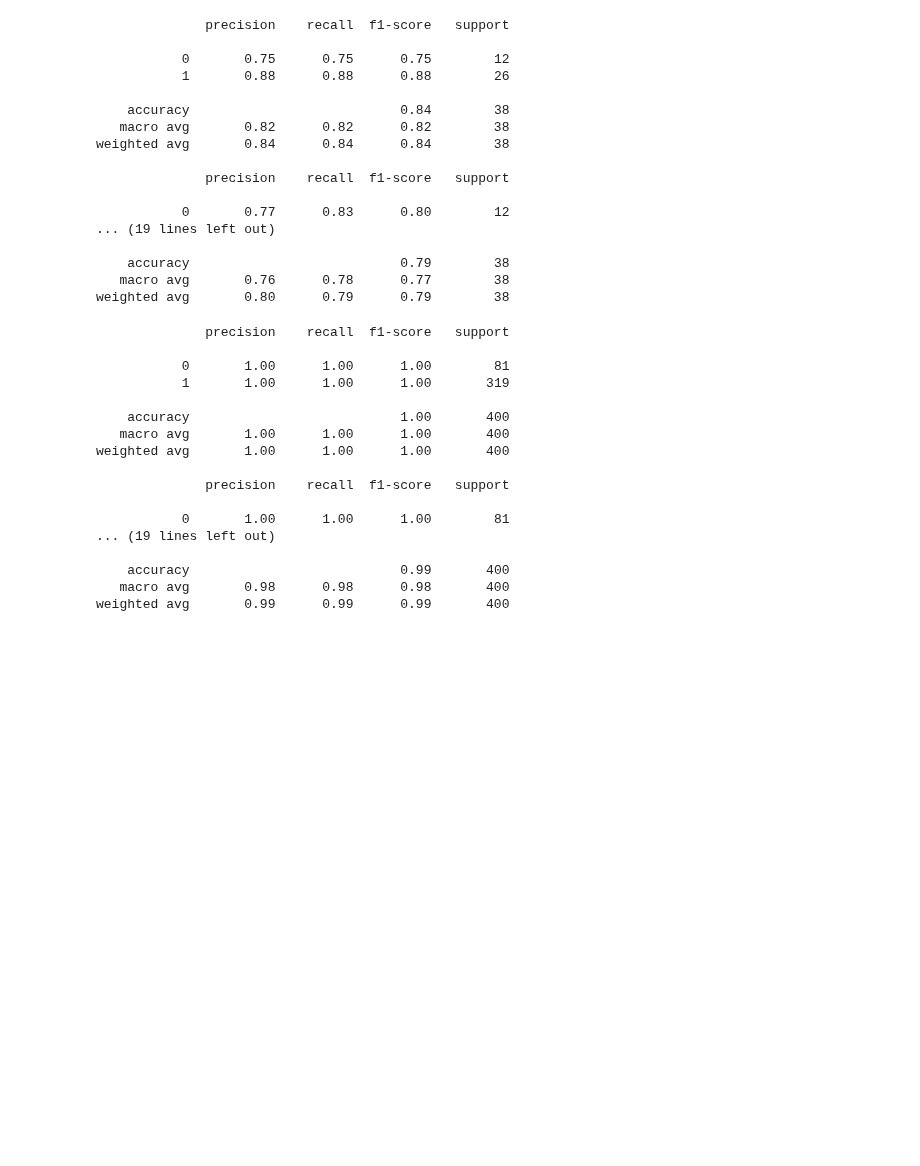
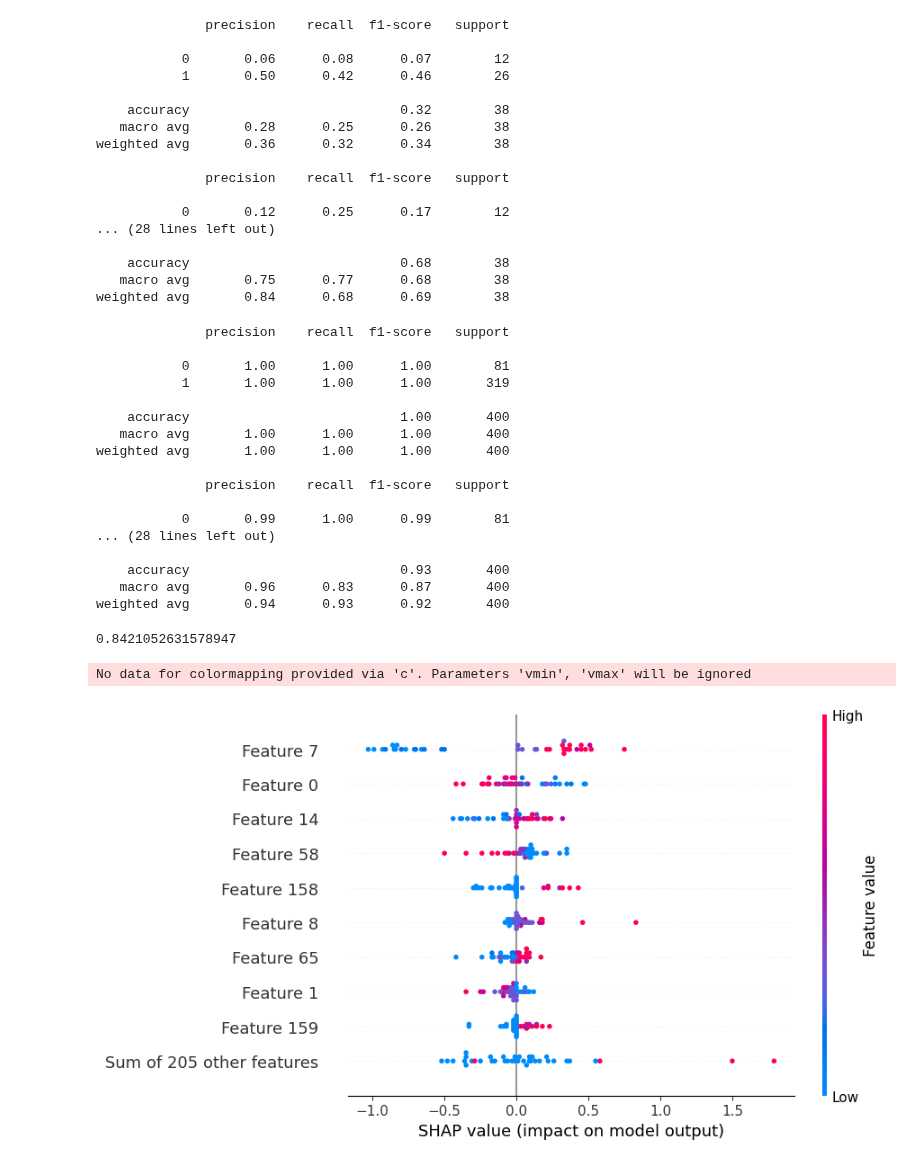
Before and after one commit to congrendai/MSc_Individual_Project, a Jupyter notebook: model_selection.ipynb, the cells around one changed output. Drawn from its saved outputs; the diff is of its cells as text; code cells hidden in the pictures; blank space fills up the shorter version.

```diff
--- a/model_selection.ipynb
+++ b/model_selection.ipynb
@@ -13,41 +11,45 @@ GL = Graphlet()
 # %%
-VH_MUTAG = Model(VH, Dataset('MUTAG'))
-EH_MUTAG = Model(EH, Dataset('MUTAG'))
-GL_MUTAG = Model(GL, Dataset('MUTAG'))
-SP_MUTAG = Model(SP, Dataset('MUTAG'))
+VH_MUTAG = Model(VH, Dataset('MUTAG'), "kmeans")
+EH_MUTAG = Model(EH, Dataset('MUTAG'), "kmeans")
+GL_MUTAG = Model(GL, Dataset('MUTAG'), "kmeans")
+SP_MUTAG = Model(SP, Dataset('MUTAG'), "kmeans")
+WL_MUTAG = Model(WL, Dataset('MUTAG'), "kmeans")
 
 VH_MUTAG.evaluate()
 EH_MUTAG.evaluate()
 GL_MUTAG.evaluate()
 SP_MUTAG.evaluate()
+WL_MUTAG.evaluate()
 # %% [output]
               precision    recall  f1-score   support
 
-           0       0.75      0.75      0.75        12
-           1       0.88      0.88      0.88        26
+           0       0.06      0.08      0.07        12
+           1       0.50      0.42      0.46        26
 
-    accuracy                           0.84        38
-   macro avg       0.82      0.82      0.82        38
-weighted avg       0.84      0.84      0.84        38
+    accuracy                           0.32        38
+   macro avg       0.28      0.25      0.26        38
+weighted avg       0.36      0.32      0.34        38
 
               precision    recall  f1-score   support
 
-           0       0.77      0.83      0.80        12
-... (19 lines left out)
+           0       0.12      0.25      0.17        12
+... (28 lines left out)
 
-    accuracy                           0.79        38
-   macro avg       0.76      0.78      0.77        38
-weighted avg       0.80      0.79      0.79        38
+    accuracy                           0.68        38
+   macro avg       0.75      0.77      0.68        38
+weighted avg       0.84      0.68      0.69        38
 # %%
-VH_AIDS = Model(VH, Dataset('AIDS'))
-EH_AIDS = Model(EH, Dataset('AIDS'))
-GL_AIDS = Model(GL, Dataset('AIDS'))
-SP_AIDS = Model(SP, Dataset('AIDS'))
+VH_AIDS = Model(VH, Dataset('AIDS'), "svm")
+EH_AIDS = Model(EH, Dataset('AIDS'), "svm")
+GL_AIDS = Model(GL, Dataset('AIDS'), "svm")
+SP_AIDS = Model(SP, Dataset('AIDS'), "svm")
+WL_AIDS = Model(WL, Dataset('AIDS'), "svm")
 
 VH_AIDS.evaluate()
 EH_AIDS.evaluate()
 GL_AIDS.evaluate()
 SP_AIDS.evaluate()
+WL_AIDS.evaluate()
 # %% [output]
               precision    recall  f1-score   support
 
@@ -60,9 +62,38 @@ weighted avg       1.00      1.00      1.00       400
 
               precision    recall  f1-score   support
 
-           0       1.00      1.00      1.00        81
-... (19 lines left out)
+           0       0.99      1.00      0.99        81
+... (28 lines left out)
 
-    accuracy                           0.99       400
-   macro avg       0.98      0.98      0.98       400
-weighted avg       0.99      0.99      0.99       400
+    accuracy                           0.93       400
+   macro avg       0.96      0.83      0.87       400
+weighted avg       0.94      0.93      0.92       400
+# %%
+# use logistic regression to classify the graphlets
+from sklearn.linear_model import LogisticRegression
+from sklearn.model_selection import train_test_split
+from sklearn.metrics import accuracy_score
+
+dataset = Dataset("MUTAG")
+VH = WeisfeilerLehman(n_iter=2)
+VH.fit_transform(dataset.data)
+X = VH.X
+y = dataset.y
+
+X_train, X_test, y_train, y_test = train_test_split(X, y, test_size=0.2, shuffle=False)
+clf = LogisticRegression(random_state=0).fit(X_train, y_train)
+y_pred = clf.predict(X_test)
+print(accuracy_score(y_test, y_pred))
+# %% [output]
+0.8421052631578947
+# %%
+# use SHAP to explain the MLP
+import shap
+
+explainer = shap.Explainer(clf.predict, X_train, algorithm="permutation", seed=0, max_evals=2*X_train.shape[1]+1)
+shap_values = explainer(X_test)
+# %%
+shap.plots.beeswarm(shap_values, max_display=10)
+# %% [output]
+No data for colormapping provided via 'c'. Parameters 'vmin', 'vmax' will be ignored
+[figure, added]
```
Also changed, not shown: parts of 2 cells of this notebook, 2 other files.
